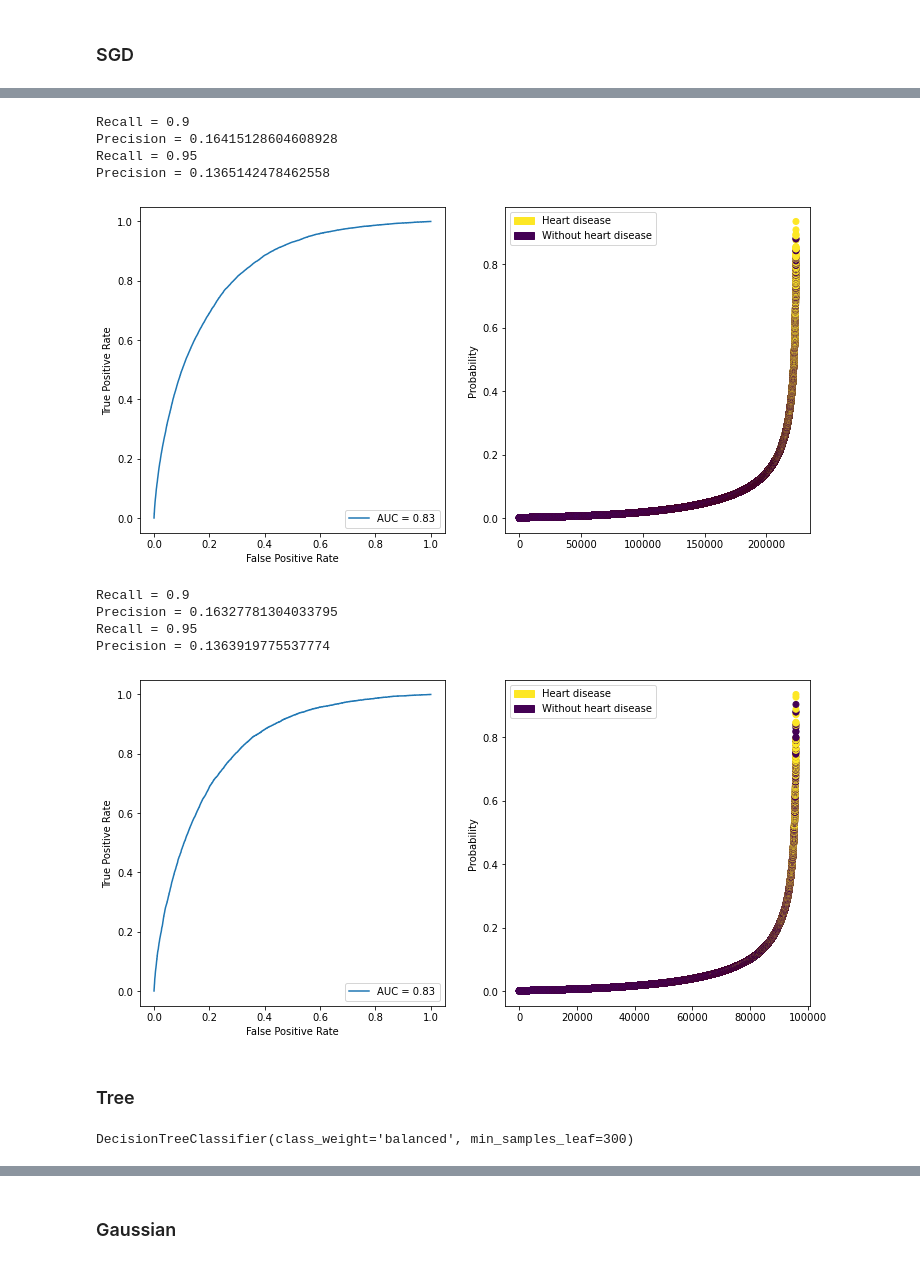
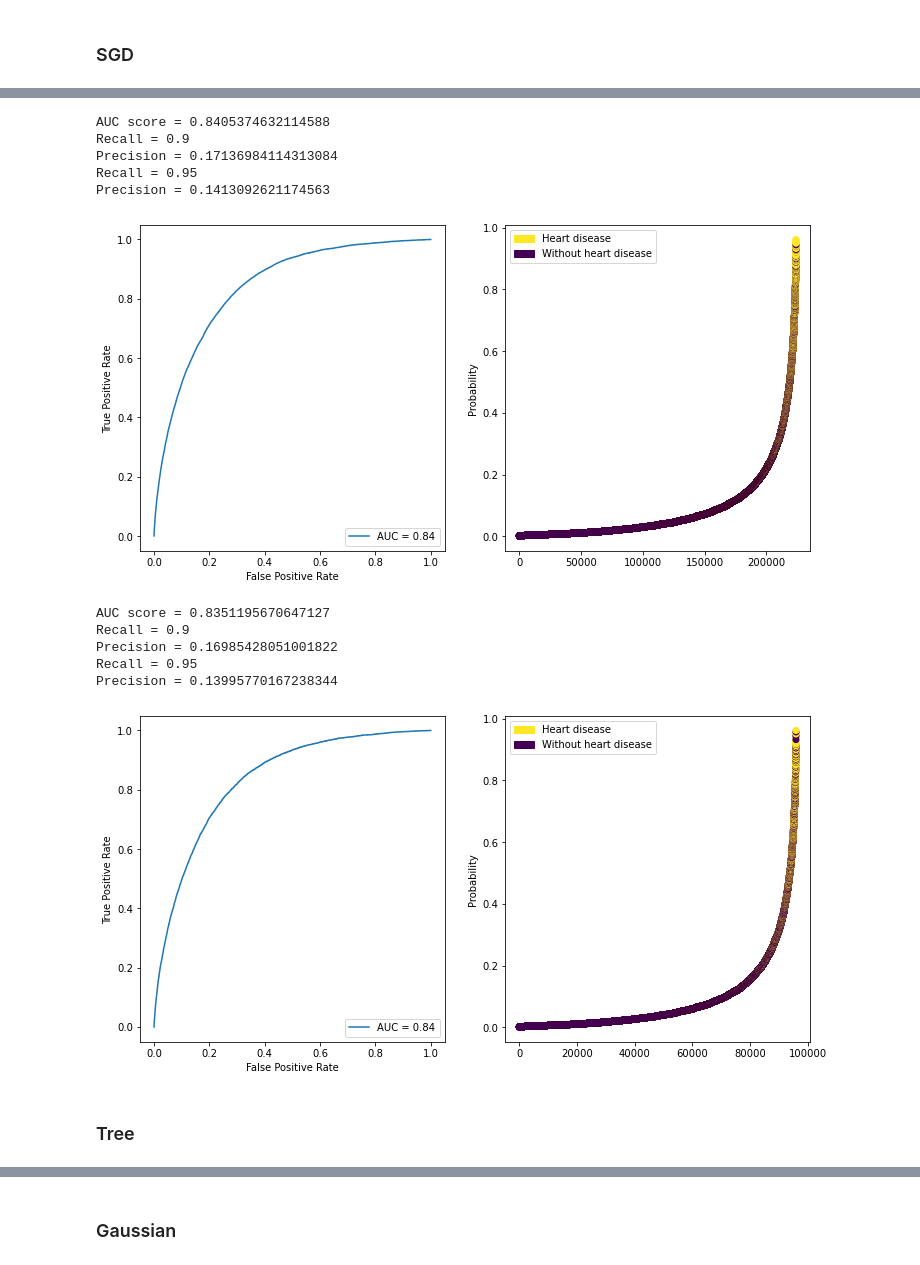
Before and after one commit to danhngan/Heart_disease, a Jupyter notebook: main.ipynb, the cells around one changed output, grey strips where cells are left out. Drawn from its saved outputs; the diff is of its cells as text; code cells hidden in the pictures.

Commit message:
add some models

```diff
--- a/main.ipynb
+++ b/main.ipynb
@@ -156,8 +156,9 @@ models = {}
 # %% [markdown]
 ### Logistic Regression
 # %%
-model = LogisticRegression(class_weight='balanced')
+model = LogisticRegression(class_weight='balanced', C=0.5)
 model.fit(X_train, y_train)
+models['LR'] = model
 # %% [output]
 STOP: TOTAL NO. of ITERATIONS REACHED LIMIT.
 
@@ -196,8 +198,8 @@ auc_score, target_thres, precision = evaluate(model, X_train, y_train)
 # %%
-auc_score, target_thres, precision = evaluate(model, X_test, y_test)
-models['svm'] = model
-auc_scores['svm'] = auc_score
-precisions['svm'] = precision
+# auc_score, target_thres, precision = evaluate(model, X_test, y_test)
+# models['svm'] = model
+# auc_scores['svm'] = auc_score
+# precisions['svm'] = precision
 # %% [markdown]
 ### SGD
 # %%
@@ -208,27 +209,27 @@ SGDClassifier(loss='log')
 # %%
-auc_score, target_thres, precision = evaluate(model, X_train, y_train)
+auc_score, target_thres, precision = evaluate(models['SGD'], X_train, y_train)
 # %% [output]
+AUC score = 0.8405374632114588
 Recall = 0.9
-Precision = 0.16415128604608928
+Precision = 0.17136984114313084
 Recall = 0.95
-Precision = 0.1365142478462558
+Precision = 0.1413092621174563
-[figure, old version]
+[figure, new version]
 # %%
-auc_score, target_thres, precision = evaluate(model, X_test, y_test)
-models['SGD'] = model
+auc_score, target_thres, precision = evaluate(models['SGD'], X_test, y_test)
 auc_scores['SGD'] = auc_score
 precisions['SGD'] = precision
 # %% [output]
+AUC score = 0.8351195670647127
 Recall = 0.9
-Precision = 0.16327781304033795
+Precision = 0.16985428051001822
 Recall = 0.95
-Precision = 0.1363919775537774
+Precision = 0.13995770167238344
-[figure, old version]
+[figure, new version]
 # %% [markdown]
 ### Tree
 # %%
-model = DecisionTreeClassifier(class_weight='balanced', min_samples_leaf=300)
+model = DecisionTreeClassifier(class_weight='balanced', min_samples_leaf=600)
 model.fit(X_train, y_train)
+models['tree'] = model
-# %% [output]
-DecisionTreeClassifier(class_weight='balanced', min_samples_leaf=300)
 # %%
```
Also changed, not shown: parts of 38 cells of this notebook.
